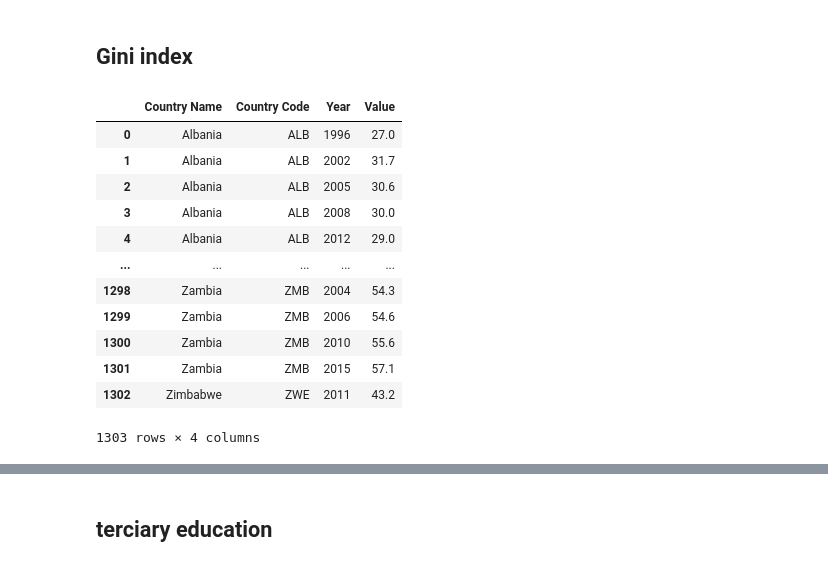
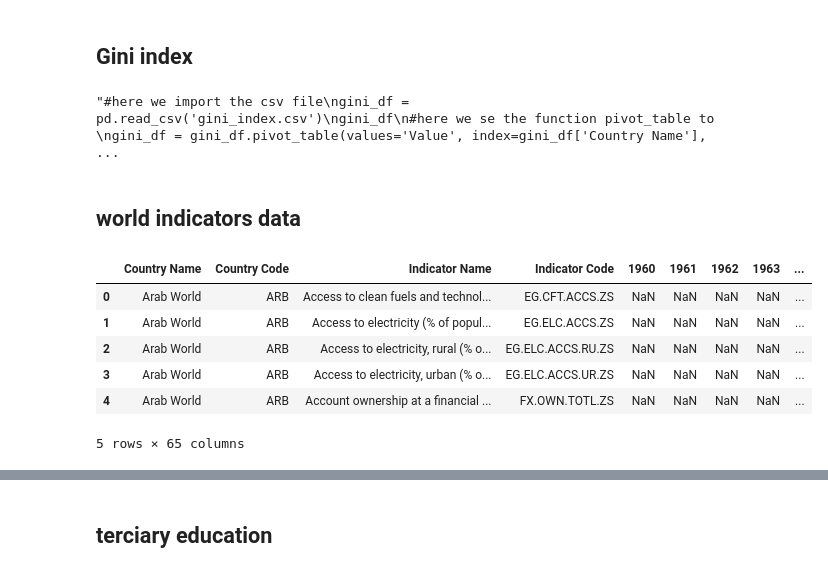
Before and after one commit to ta-data-bcn/Project-Week-5-Your-Own-Project, a Jupyter notebook: your-project/Gathering_data.ipynb, the cells around one changed output, grey strips where cells are left out. Saved outputs shown, nothing was run; the diff lists cells and outputs as text; code cells hidden in the pictures.

Commit message:
more cleaning

```diff
--- a/your-project/Gathering_data.ipynb
+++ b/your-project/Gathering_data.ipynb
@@ -43,21 +43,29 @@ population_df.head()
 5 rows × 59 columns
 # %% [markdown]
 ## Gini index
+# %%
+'''#here we import the csv file
+gini_df = pd.read_csv('gini_index.csv')
+gini_df
+
+gini_df = gini_df.pivot_table(values='Value', index=gini_df['Country Name'], columns='Year').reset_index()
+for int in gini_df.columns:
+    if gini_df[int].notna().sum() >= 30:
+        gini_df = gini_df.drop([int], axis=1)
+gini_df'''
+# %% [output]
+"#here we import the csv file\ngini_df = pd.read_csv('gini_index.csv')\ngini_df\n#here we se the function pivot_table to \ngini_df = gini_df.pivot_table(values='Value', index=gini_df['Country Name'],  ...
+# %% [markdown]
+## world indicators data
 # %%
-#here we import the csv file
-gini_df = pd.read_csv('gini_index.csv')
-gini_df
+#here we import the csv file about world indicators
+WI_df = pd.read_csv('WDIData.csv')
+WI_df.head()
 # %% [output]
-|  | Country Name | Country Code | Year | Value |
-| 0 | Albania | ALB | 1996 | 27.0 |
-| 1 | Albania | ALB | 2002 | 31.7 |
-| 2 | Albania | ALB | 2005 | 30.6 |
-| 3 | Albania | ALB | 2008 | 30.0 |
-| 4 | Albania | ALB | 2012 | 29.0 |
-| ... | ... | ... | ... | ... |
-| 1298 | Zambia | ZMB | 2004 | 54.3 |
-| 1299 | Zambia | ZMB | 2006 | 54.6 |
-| 1300 | Zambia | ZMB | 2010 | 55.6 |
-| 1301 | Zambia | ZMB | 2015 | 57.1 |
-| 1302 | Zimbabwe | ZWE | 2011 | 43.2 |
+|  | Country Name | Country Code | Indicator Name | Indicator Code | 1960 | 1961 | 1962 | 1963 | ... |
+| 0 | Arab World | ARB | Access to clean fuels and technol... | EG.CFT.ACCS.ZS | NaN | NaN | NaN | NaN | ... |
+| 1 | Arab World | ARB | Access to electricity (% of popul... | EG.ELC.ACCS.ZS | NaN | NaN | NaN | NaN | ... |
+| 2 | Arab World | ARB | Access to electricity, rural (% o... | EG.ELC.ACCS.RU.ZS | NaN | NaN | NaN | NaN | ... |
+| 3 | Arab World | ARB | Access to electricity, urban (% o... | EG.ELC.ACCS.UR.ZS | NaN | NaN | NaN | NaN | ... |
+| 4 | Arab World | ARB | Account ownership at a financial ... | FX.OWN.TOTL.ZS | NaN | NaN | NaN | NaN | ... |
-1303 rows × 4 columns
+5 rows × 65 columns
```
Also changed, not shown: parts of 35 cells of this notebook.
